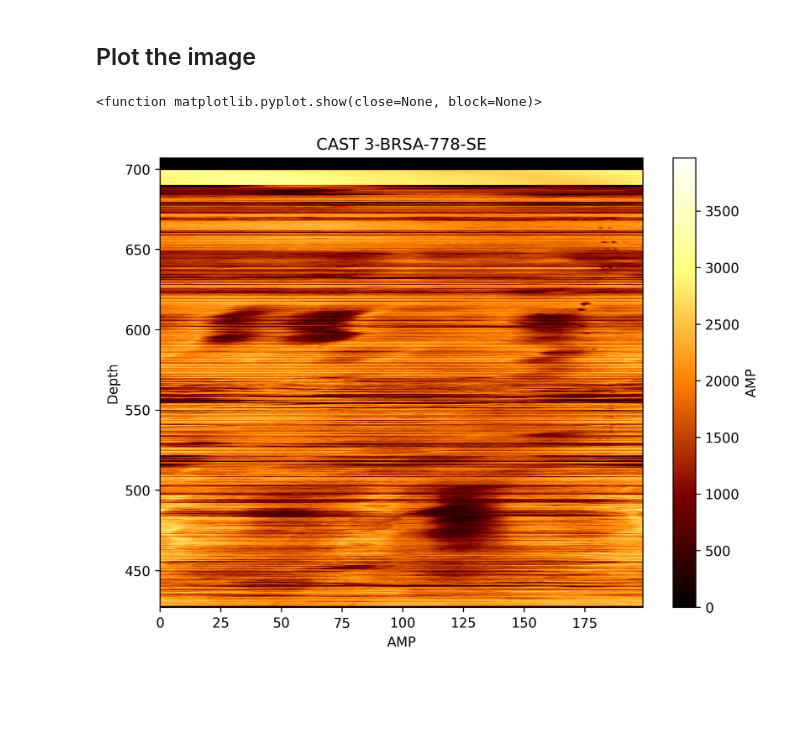
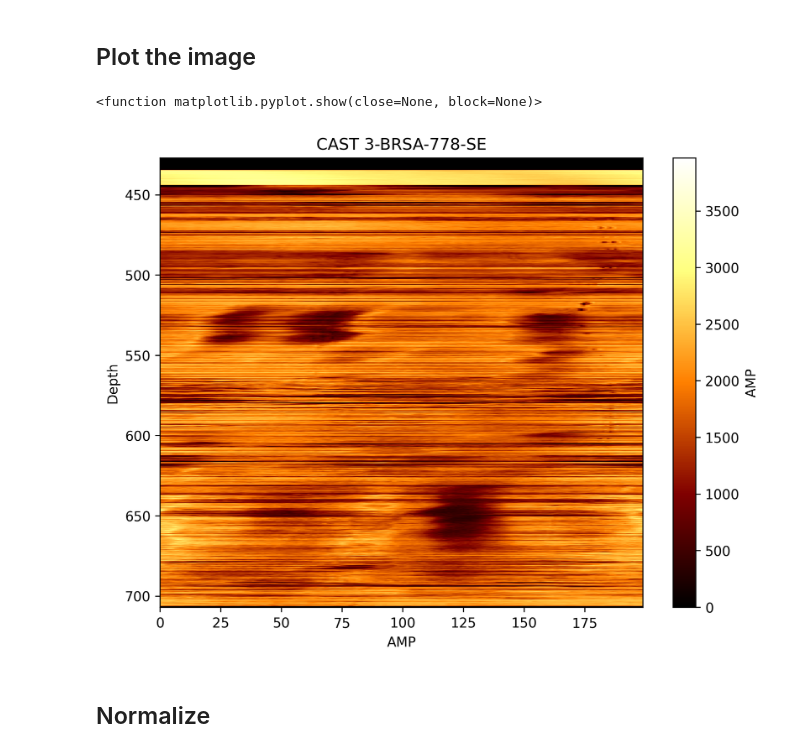
Before and after one commit to rafaseto/lithofacies-classification-from-image-logs, a Jupyter notebook: src/cast_test_01.ipynb, the cells around one changed output. Saved outputs shown, nothing was run; the diff lists cells and outputs as text; code cells hidden in the pictures; blank space fills up the shorter version.

```diff
--- a/src/cast_test_01.ipynb
+++ b/src/cast_test_01.ipynb
@@ -16,17 +17,19 @@ amps = cast_df[amp_cols].values
 # %%
 plt.figure(figsize=(8,6), dpi=300)
 
 img = plt.imshow(amps,
                  aspect='auto',
-                 origin='upper',
-                 extent=[0, len(amp_cols)-1, depth.min(), depth.max()],
-                 cmap='afmhot')
+                 extent=[0, len(amp_cols)-1, depth.max(), depth.min()],
+                 cmap='afmhot',
+                 origin='upper',)
 plt.colorbar(img, label='AMP')
 plt.xlabel('AMP')
 plt.ylabel('Depth')
 plt.title('CAST 3-BRSA-778-SE')
 plt.savefig('cast 3-brsa-778-se.png', dpi=300)
 plt.show
 # %% [output]
 <function matplotlib.pyplot.show(close=None, block=None)>
-[figure, old version]
+[figure, new version]
+# %% [markdown]
+## Normalize
```
Also changed, not shown: parts of 4 cells of this notebook.
